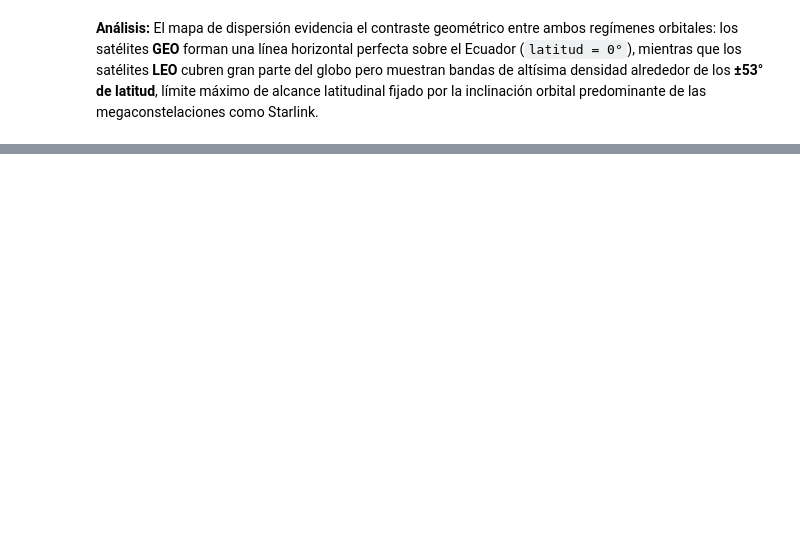
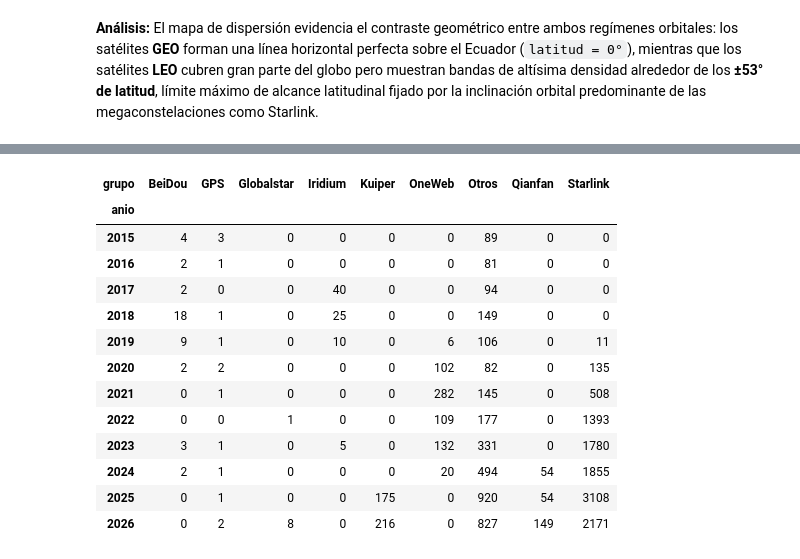
Before and after one commit to VicenteODwyer/SatelitesVO, a Jupyter notebook: informe.ipynb, the cells around one changed output, grey strips where cells are left out. Cells and saved outputs as stored; diff of their text form; code cells hidden in the pictures; blank space fills up the shorter version.

```diff
--- a/informe.ipynb
+++ b/informe.ipynb
@@ -326,0 +332,34 @@ fig10, ax10 = graficar_distribucion_geografica(satelites_activos)
+# %%
+import pandas as pd
+import matplotlib.pyplot as plt
+from catalogo import anio_lanzamiento, grupo
+
+
+def a_dataframe(registros: list, satelites: list) -> pd.DataFrame:
+    """
+    Cruza los registros originales del JSON con los objetos Satelite activos
+    y devuelve un DataFrame con una fila por satélite.
+    """
+    # Indexamos los registros por nombre para recuperar año e inclinación en O(1)
+    registros_por_nombre = {}
+    for r in registros:
+        nombre_r = r.get("OBJECT_NAME", "")
+        registros_por_nombre[nombre_r] = r
+
+    filas = []
+    for sat in satelites:
+        reg = registros_por_nombre.get(sat.nombre, {})
+        filas.append({
+            "nombre": sat.nombre,
+            "anio": anio_lanzamiento(reg) if reg else None,
+            "grupo": grupo(sat.nombre),
+            "inclinacion": float(reg["INCLINATION"]) if "INCLINATION" in reg else None,
+            "altitud_km": sat.altitud_km,
+            "tipo_orbita": sat.tipo_orbita(),
+        })
+
+    return pd.DataFrame(filas)
+
+
+df = a_dataframe(registros, satelites_activos)
+df.head()
@@ -326,0 +406,20 @@ fig10, ax10 = graficar_distribucion_geografica(satelites_activos)
+# %%
+tabla_anio_grupo = df.groupby(["anio", "grupo"]).size().unstack(fill_value=0)
+
+# Mostramos los últimos 12 años para visualizar el despliegue moderno
+display(tabla_anio_grupo.tail(12))
+# %% [output]
+| grupo | BeiDou | GPS | Globalstar | Iridium | Kuiper | OneWeb | Otros | Qianfan | Starlink |
+| anio |  |  |  |  |  |  |  |  |  |
+| 2015 | 4 | 3 | 0 | 0 | 0 | 0 | 89 | 0 | 0 |
+| 2016 | 2 | 1 | 0 | 0 | 0 | 0 | 81 | 0 | 0 |
+| 2017 | 2 | 0 | 0 | 40 | 0 | 0 | 94 | 0 | 0 |
+| 2018 | 18 | 1 | 0 | 25 | 0 | 0 | 149 | 0 | 0 |
+| 2019 | 9 | 1 | 0 | 10 | 0 | 6 | 106 | 0 | 11 |
+| 2020 | 2 | 2 | 0 | 0 | 0 | 102 | 82 | 0 | 135 |
+| 2021 | 0 | 1 | 0 | 0 | 0 | 282 | 145 | 0 | 508 |
+| 2022 | 0 | 0 | 1 | 0 | 0 | 109 | 177 | 0 | 1393 |
+| 2023 | 3 | 1 | 0 | 5 | 0 | 132 | 331 | 0 | 1780 |
+| 2024 | 2 | 1 | 0 | 0 | 0 | 20 | 494 | 54 | 1855 |
+| 2025 | 0 | 1 | 0 | 0 | 175 | 0 | 920 | 54 | 3108 |
+| 2026 | 0 | 2 | 8 | 0 | 216 | 0 | 827 | 149 | 2171 |
```
Also changed, not shown: parts of 14 cells of this notebook.
